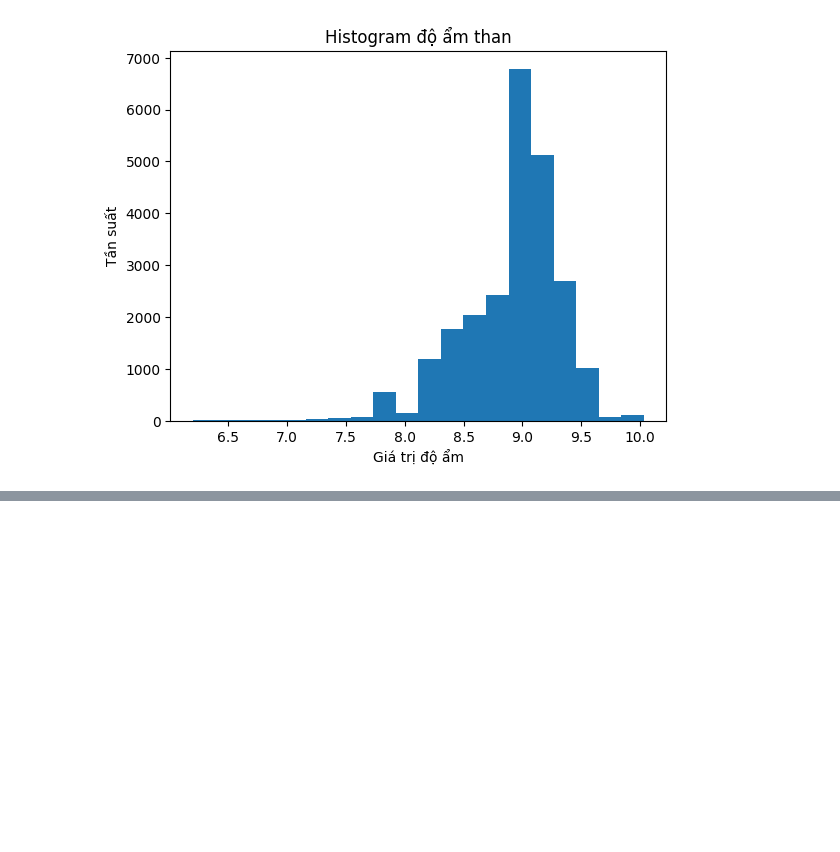
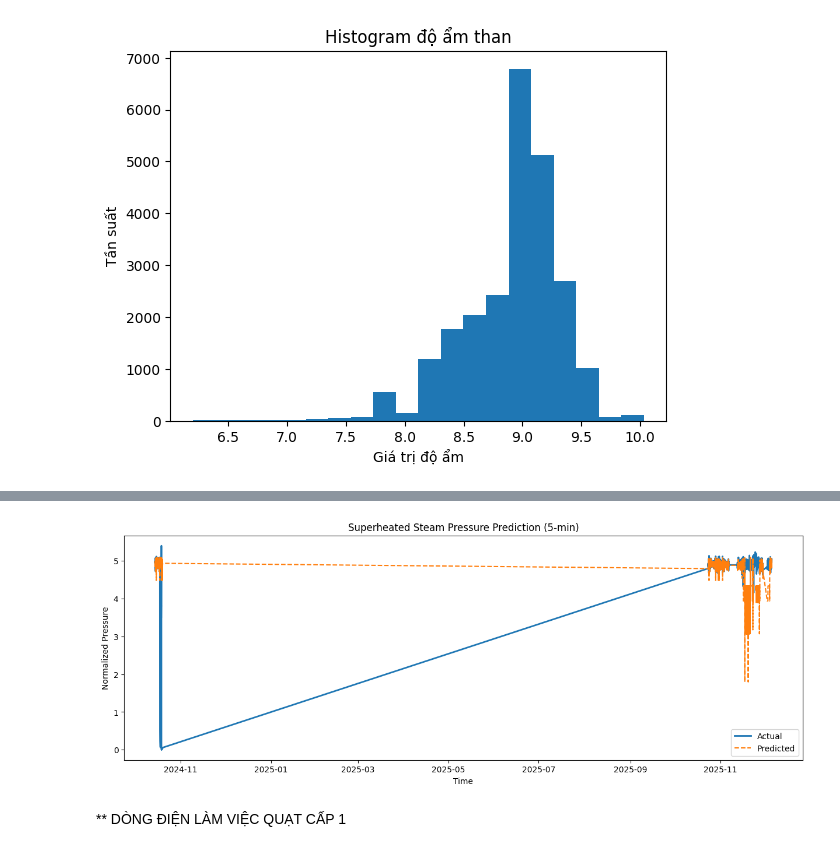
Before and after one commit to estec-digital/LDA---ML--RnD, a Jupyter notebook: ai/notebooks/LAD.ipynb, the cells around one changed output, grey strips where cells are left out. Cells and saved outputs as stored; diff of their text form; code cells hidden in the pictures; blank space fills up the shorter version.

```diff
--- a/ai/notebooks/LAD.ipynb
+++ b/ai/notebooks/LAD.ipynb
@@ -362,0 +216,2 @@ plt.show()
+# %%
+df_5min = df_5min.clip(lower=0)
@@ -362,0 +253,20 @@ plt.show()
+# %%
+from sklearn.linear_model import LinearRegression
+from sklearn.ensemble import RandomForestRegressor, GradientBoostingRegressor
+from sklearn.svm import SVR
+from xgboost import XGBRegressor
+
+models = {
+    "LinearRegression": LinearRegression(),
+    "RandomForest": RandomForestRegressor(
+        n_estimators=100, random_state=42
+    ),
+    "GradientBoosting": GradientBoostingRegressor(random_state=42),
+    "SVR": SVR(),
+    "XGBoost": XGBRegressor(
+        n_estimators=100,
+        learning_rate=0.1,
+        max_depth=3,
+        random_state=42
+    ),
+}
@@ -362,0 +303,18 @@ plt.show()
+# %%
+best_model = models["XGBoost"]
+y_pred_best = best_model.predict(X_test)
+# %%
+import matplotlib.pyplot as plt
+
+plt.figure(figsize=(15,5))
+plt.plot(y_test.index, y_test.values, label="Actual", linewidth=2)
+plt.plot(y_test.index, y_pred_best, label="Predicted", linestyle="--")
+plt.legend()
+plt.title("Superheated Steam Pressure Prediction (5-min)")
+plt.xlabel("Time")
+plt.ylabel("Normalized Pressure")
+plt.show()
+# %% [output]
+[figure, added]
+# %% [markdown]
+** DÒNG ĐIỆN LÀM VIỆC QUẠT CẤP 1
```
Also changed, not shown: parts of 33 cells of this notebook.
